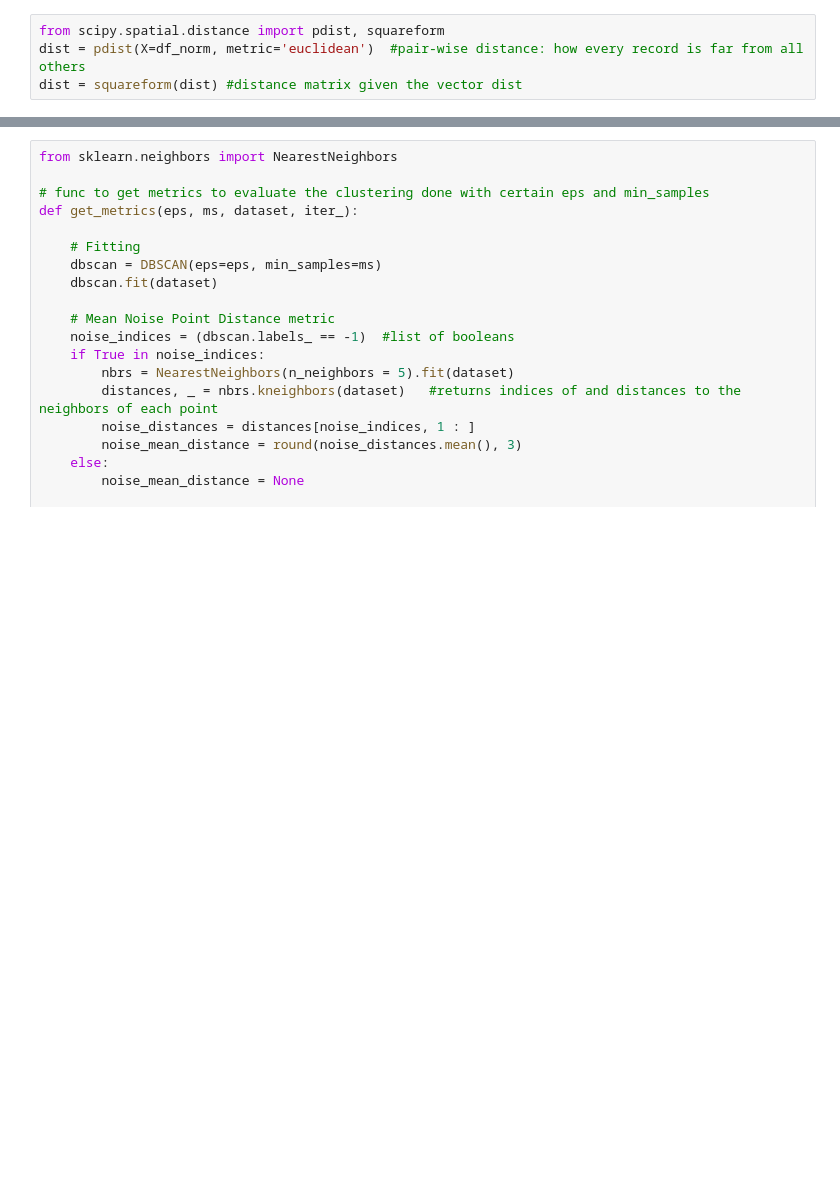
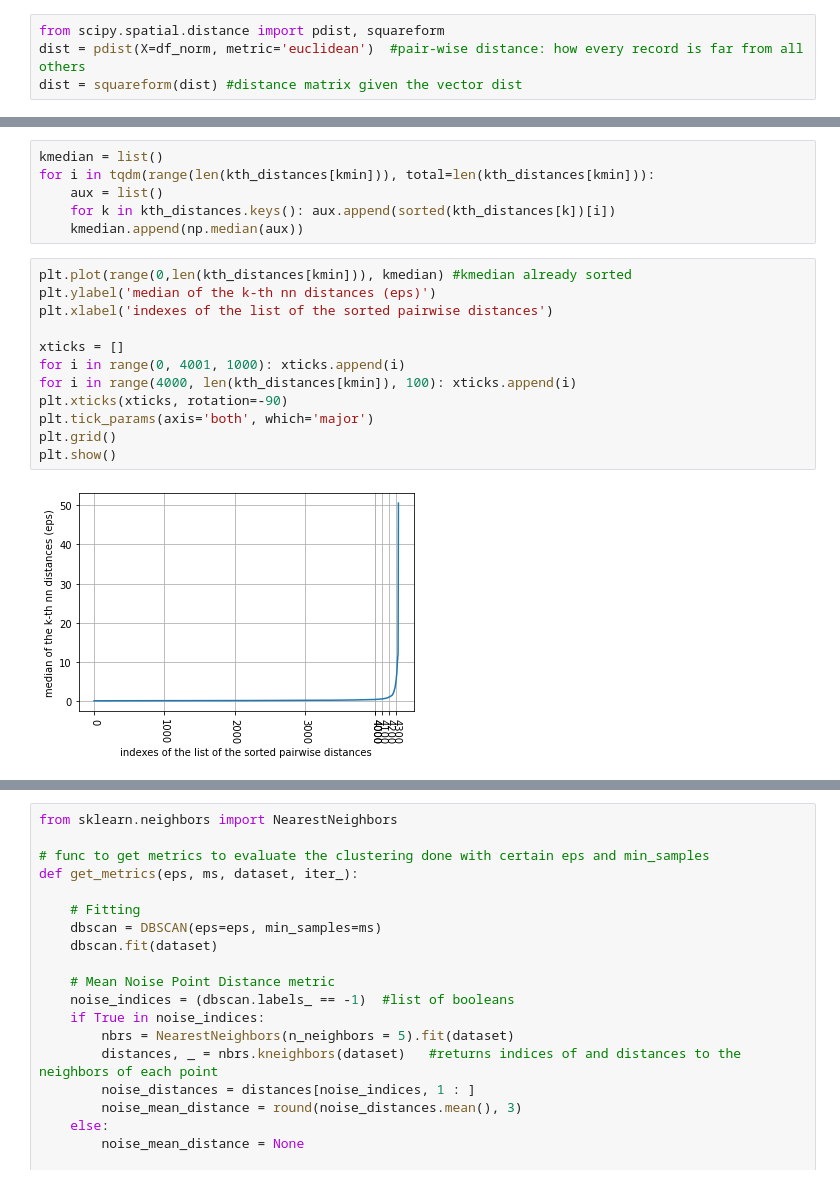
Before and after one commit to AlexPasqua/DM-project, a Jupyter notebook: DBSCAN.ipynb, the cells around one changed output, grey strips where cells are left out. Saved outputs shown, nothing was run; the diff lists cells and outputs as text; blank space fills up the shorter version.

```diff
--- a/DBSCAN.ipynb
+++ b/DBSCAN.ipynb
@@ -104,3 +114,23 @@ for d in dist:
+# %%
+kmedian = list()
+for i in tqdm(range(len(kth_distances[kmin])), total=len(kth_distances[kmin])):
+    aux = list()
+    for k in kth_distances.keys(): aux.append(sorted(kth_distances[k])[i])
+    kmedian.append(np.median(aux))
+# %%
+plt.plot(range(0,len(kth_distances[kmin])), kmedian) #kmedian already sorted
+plt.ylabel('median of the k-th nn distances (eps)')
+plt.xlabel('indexes of the list of the sorted pairwise distances')
+
+xticks = []
+for i in range(0, 4001, 1000): xticks.append(i)
+for i in range(4000, len(kth_distances[kmin]), 100): xticks.append(i)
+plt.xticks(xticks, rotation=-90)
+plt.tick_params(axis='both', which='major')
+plt.grid()
+plt.show()
+# %% [output]
+[figure, added]
 # %%
 plt.figure(num=1)
 plt.plot(range(0, len(kth_distances)), sorted(kth_distances))
```
Also changed, not shown: parts of 12 cells of this notebook, 1 other file.
